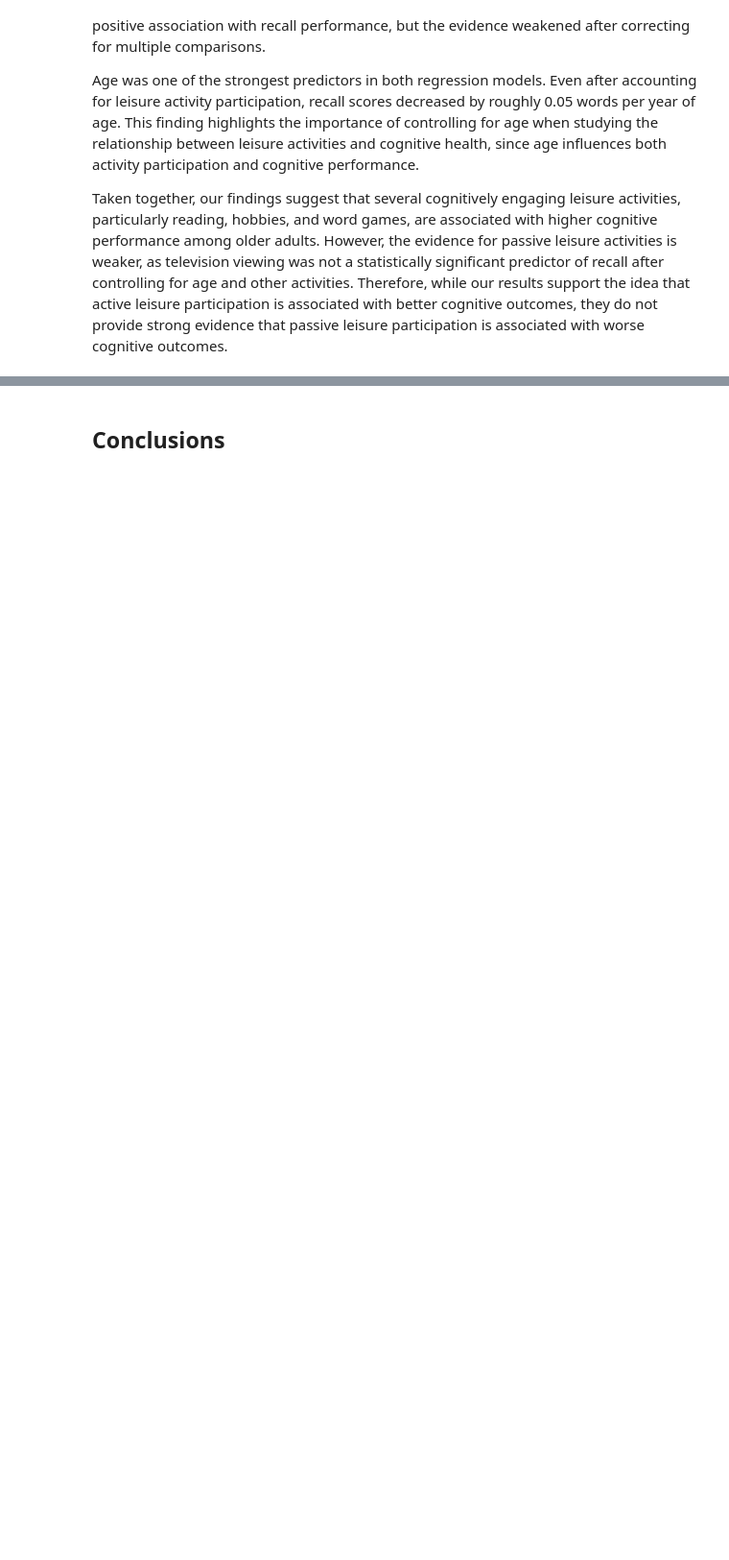
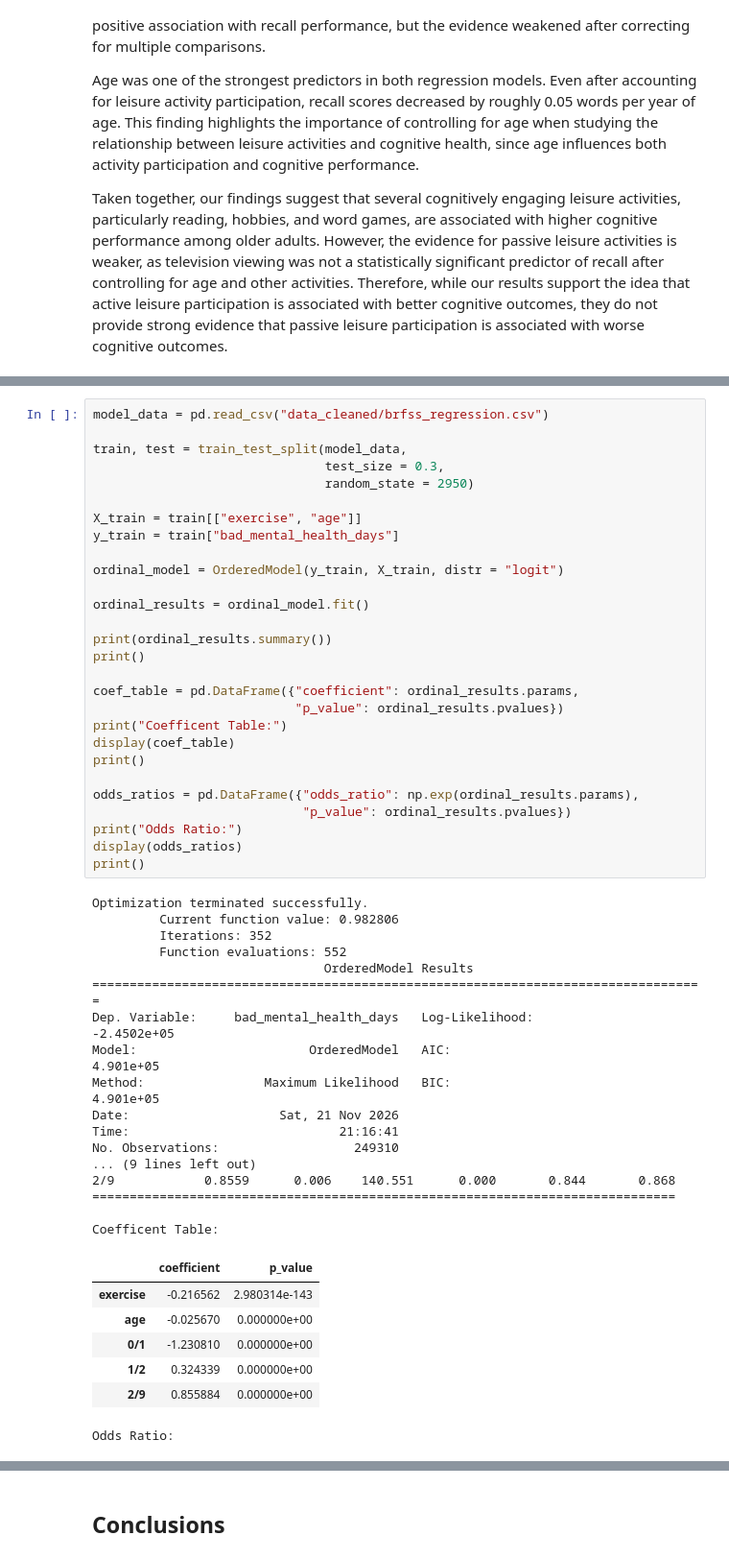
Before and after one commit to rem388/DataSciProject, a Jupyter notebook: Phase4.ipynb, the cells around one changed output, grey strips where cells are left out. Shown at 96% size. Drawn from its saved outputs; the diff is of its cells as text; blank space fills up the shorter version.

```diff
--- a/Phase4.ipynb
+++ b/Phase4.ipynb
@@ -968,0 +1175,53 @@ Confidence Intervals:
+# %%
+model_data = pd.read_csv("data_cleaned/brfss_regression.csv")
+
+train, test = train_test_split(model_data,
+                               test_size = 0.3,
+                               random_state = 2950)
+
+X_train = train[["exercise", "age"]]
+y_train = train["bad_mental_health_days"]
+
+ordinal_model = OrderedModel(y_train, X_train, distr = "logit")
+
+ordinal_results = ordinal_model.fit()
+
+print(ordinal_results.summary())
+print()
+
+coef_table = pd.DataFrame({"coefficient": ordinal_results.params,
+                           "p_value": ordinal_results.pvalues})
+print("Coefficent Table:")
+display(coef_table)
+print()
+
+odds_ratios = pd.DataFrame({"odds_ratio": np.exp(ordinal_results.params),
+                            "p_value": ordinal_results.pvalues})
+print("Odds Ratio:")
+display(odds_ratios)
+print()
+# %% [output]
+Optimization terminated successfully.
+         Current function value: 0.982806
+         Iterations: 352
+         Function evaluations: 552
+                               OrderedModel Results
+==================================================================================
+Dep. Variable:     bad_mental_health_days   Log-Likelihood:            -2.4502e+05
+Model:                       OrderedModel   AIC:                         4.901e+05
+Method:                Maximum Likelihood   BIC:                         4.901e+05
+Date:                    Sat, 21 Nov 2026
+Time:                            21:16:41
+No. Observations:                  249310
+... (9 lines left out)
+2/9            0.8559      0.006    140.551      0.000       0.844       0.868
+==============================================================================
+
+Coefficent Table:
+|  | coefficient | p_value |
+| exercise | -0.216562 | 2.980314e-143 |
+| age | -0.025670 | 0.000000e+00 |
+| 0/1 | -1.230810 | 0.000000e+00 |
+| 1/2 | 0.324339 | 0.000000e+00 |
+| 2/9 | 0.855884 | 0.000000e+00 |
+Odds Ratio:
```
Also changed, not shown: parts of 15 cells of this notebook, 3 other files.
